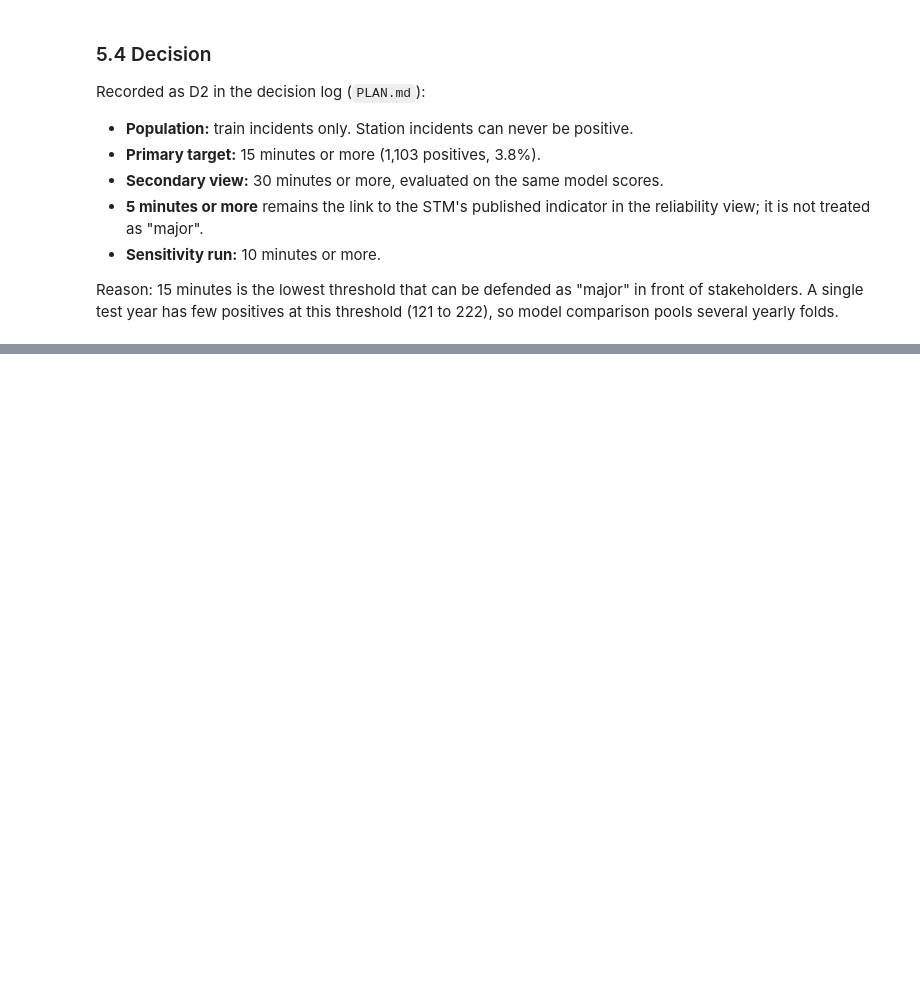
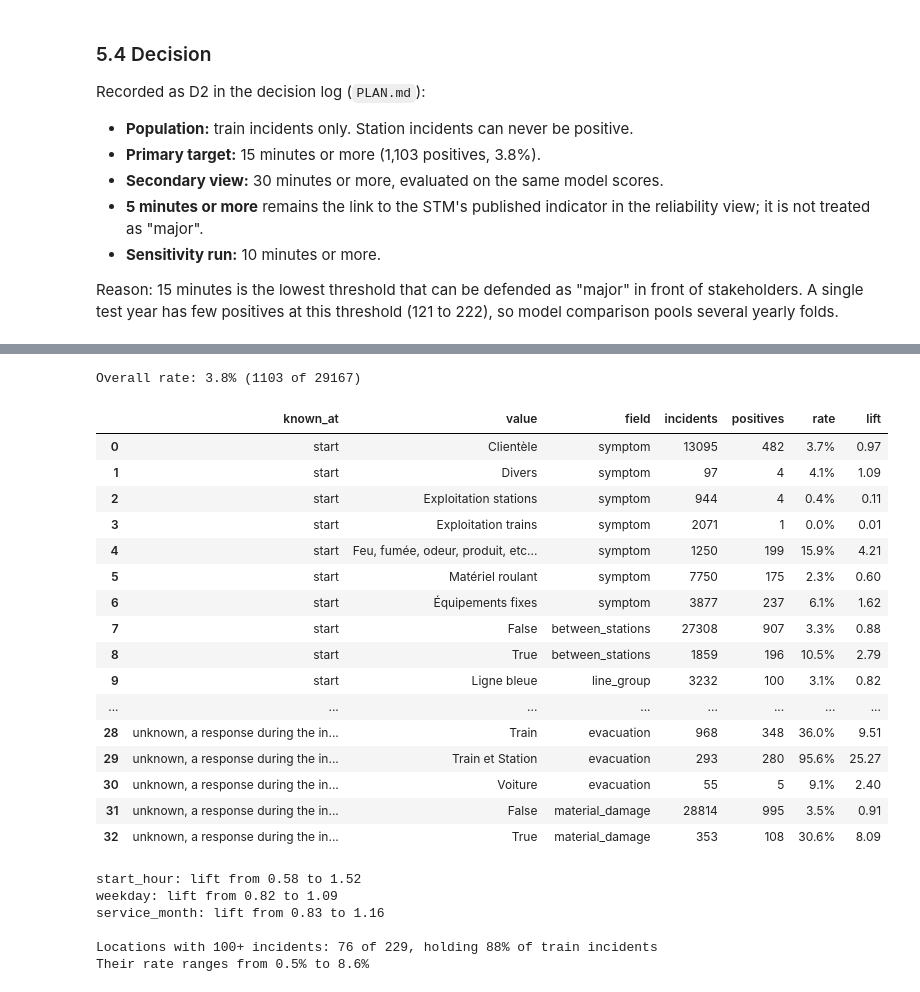
Before and after one commit to elcine/DS_challenge, a Jupyter notebook: notebooks/analysis.ipynb, the cells around one changed output, grey strips where cells are left out. Cells and saved outputs as stored; diff of their text form; code cells hidden in the pictures; blank space fills up the shorter version.

```diff
--- a/notebooks/analysis.ipynb
+++ b/notebooks/analysis.ipynb
@@ -1289,0 +1360,70 @@ threshold (121 to 222), so model comparison pools several yearly folds.
+# %%
+train["is_major"] = train["duration_bin_lower"] >= 15
+overall_rate = train["is_major"].mean()
+
+# Two more candidate fields built from columns known at the start.
+train["between_stations"] = train["location"].str.contains("/")   # e.g. "Crémazie/Sauvé"
+
+def target_rate(field):
+    """Incidents, positives, rate and lift for each value of `field`."""
+    table = train.groupby(field, observed=True)["is_major"].agg(["size", "sum", "mean"])
+    table.columns = ["incidents", "positives", "rate"]
+    table["lift"] = table["rate"] / overall_rate
+    table.insert(0, "field", field)
+    return table.rename_axis("value").reset_index()
+
+groups = {
+    "start": ["symptom", "between_stations", "line_group"],
+    "unknown, likely part of the first report": ["has_run_number", "has_vehicle",
+                                                 "emergency_brake", "door_involved"],
+    "unknown, a response during the incident": ["traction_power_cut", "emergency_team",
+                                                "evacuation", "material_damage"],
+}
+pieces = []
+for known_at, fields in groups.items():
+    for field in fields:
+        piece = target_rate(field)
+        piece.insert(0, "known_at", known_at)
+        pieces.append(piece)
+rates_by_field = pd.concat(pieces, ignore_index=True)
+print(f"Overall rate: {overall_rate:.1%} ({train['is_major'].sum()} of {len(train)})")
+rates_by_field.style.format({"rate": "{:.1%}", "lift": "{:.2f}"})
+# %% [output]
+Overall rate: 3.8% (1103 of 29167)
+|  | known_at | value | field | incidents | positives | rate | lift |
+| 0 | start | Clientèle | symptom | 13095 | 482 | 3.7% | 0.97 |
+| 1 | start | Divers | symptom | 97 | 4 | 4.1% | 1.09 |
+| 2 | start | Exploitation stations | symptom | 944 | 4 | 0.4% | 0.11 |
+| 3 | start | Exploitation trains | symptom | 2071 | 1 | 0.0% | 0.01 |
+| 4 | start | Feu, fumée, odeur, produit, etc... | symptom | 1250 | 199 | 15.9% | 4.21 |
+| 5 | start | Matériel roulant | symptom | 7750 | 175 | 2.3% | 0.60 |
+| 6 | start | Équipements fixes | symptom | 3877 | 237 | 6.1% | 1.62 |
+| 7 | start | False | between_stations | 27308 | 907 | 3.3% | 0.88 |
+| 8 | start | True | between_stations | 1859 | 196 | 10.5% | 2.79 |
+| 9 | start | Ligne bleue | line_group | 3232 | 100 | 3.1% | 0.82 |
+| ... | ... | ... | ... | ... | ... | ... | ... |
+| 28 | unknown, a response during the in... | Train | evacuation | 968 | 348 | 36.0% | 9.51 |
+| 29 | unknown, a response during the in... | Train et Station | evacuation | 293 | 280 | 95.6% | 25.27 |
+| 30 | unknown, a response during the in... | Voiture | evacuation | 55 | 5 | 9.1% | 2.40 |
+| 31 | unknown, a response during the in... | False | material_damage | 28814 | 995 | 3.5% | 0.91 |
+| 32 | unknown, a response during the in... | True | material_damage | 353 | 108 | 30.6% | 8.09 |
+# %%
+# Hour of the service day, weekday and month: lowest and highest lift among their values.
+for field in ["start_hour", "weekday", "service_month"]:
+    table = target_rate(field)
+    table = table[table["incidents"] >= 300]      # ignore the nearly empty early hours
+    print(f"{field}: lift from {table['lift'].min():.2f} to {table['lift'].max():.2f}")
+
+# Location: rate across the locations with at least 100 train incidents.
+by_place = target_rate("location")
+busy = by_place[by_place["incidents"] >= 100]
+print(f"\nLocations with 100+ incidents: {len(busy)} of {len(by_place)}, "
+      f"holding {busy['incidents'].sum() / len(train):.0%} of train incidents")
+print(f"Their rate ranges from {busy['rate'].min():.1%} to {busy['rate'].max():.1%}")
+# %% [output]
+start_hour: lift from 0.58 to 1.52
+weekday: lift from 0.82 to 1.09
+service_month: lift from 0.83 to 1.16
+
+Locations with 100+ incidents: 76 of 229, holding 88% of train incidents
+Their rate ranges from 0.5% to 8.6%
```
Also changed, not shown: parts of 10 cells of this notebook, 3 other files.
